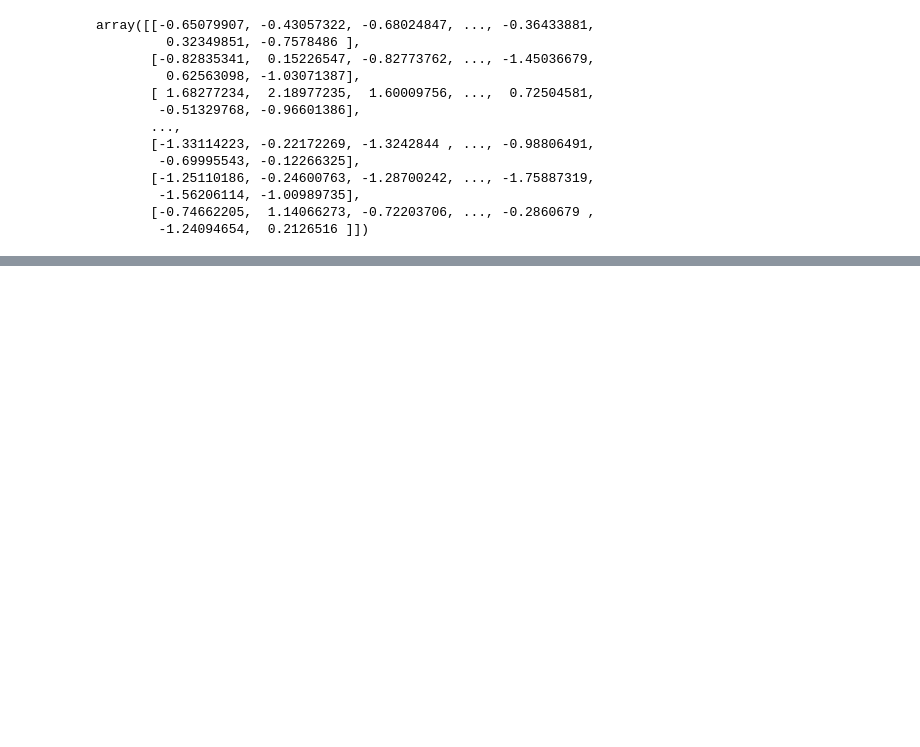
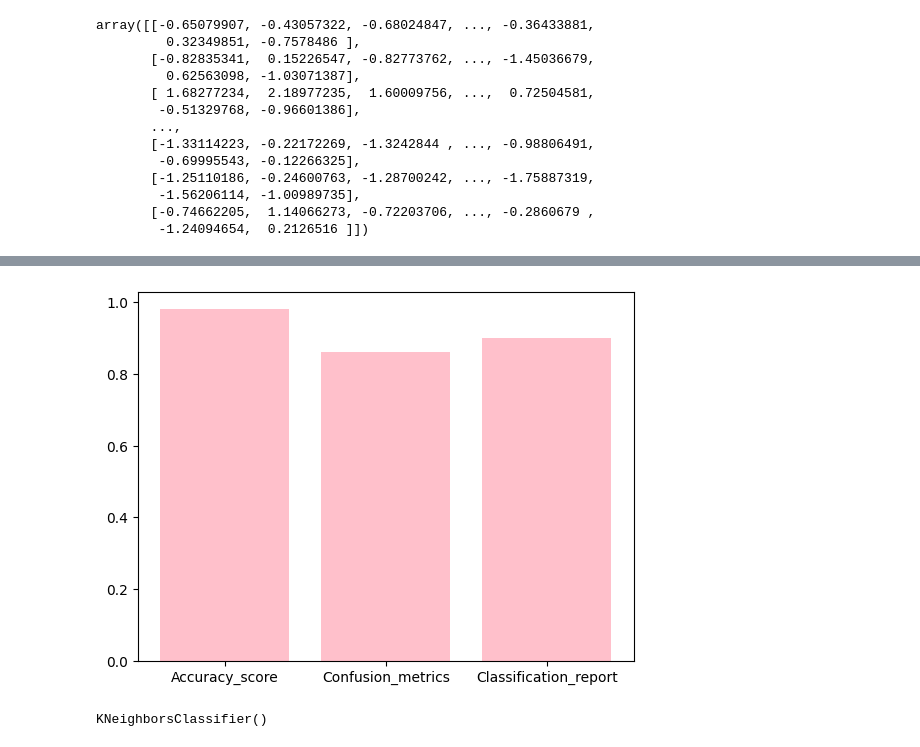
Before and after one commit to Shamiso-Tirivanhu/Breast-Cancer-Detection-Using-Python-Machine-learning-, a Jupyter notebook: Breast_Cancer_Detection_Using_Python_&_Machine_Learning.ipynb, the cells around one changed output, grey strips where cells are left out. Saved outputs shown, nothing was run; the diff lists cells and outputs as text; code cells hidden in the pictures; blank space fills up the shorter version.

```diff
--- a/Breast_Cancer_Detection_Using_Python_&_Machine_Learning.ipynb
+++ b/Breast_Cancer_Detection_Using_Python_&_Machine_Learning.ipynb
@@ -222,0 +257,20 @@ NameError: name 'log' is not defined
+# %%
+#Visualizing data of the accuracy_score,confusion_metrics & classification_report
+import matplotlib.pyplot as plt
+import seaborn as sns
+plt.title = ['Diagramatic representation of accuracy_score, confusion_metrics & classification_report']
+plt.xabel = ['Display of accuracy_score, confusion_metrics & classfication_report']
+plt.ylabel = ['Logistic Regression']
+x_values = ['Accuracy_score', 'Confusion_metrics', 'Classification_report']
+y_values = [0.98,0.86,0.9]
+plt.bar(x_values,y_values, color='pink')
+plt.show()
+# %% [output]
+[figure, added]
+# %%
+#Using adavanced Algorithms - KNN
+from sklearn.neighbors import KNeighborsClassifier
+knn = KNeighborsClassifier()
+knn.fit(X_train, Y_train)
+# %% [output]
+KNeighborsClassifier()
```
Also changed, not shown: parts of 37 cells of this notebook.
